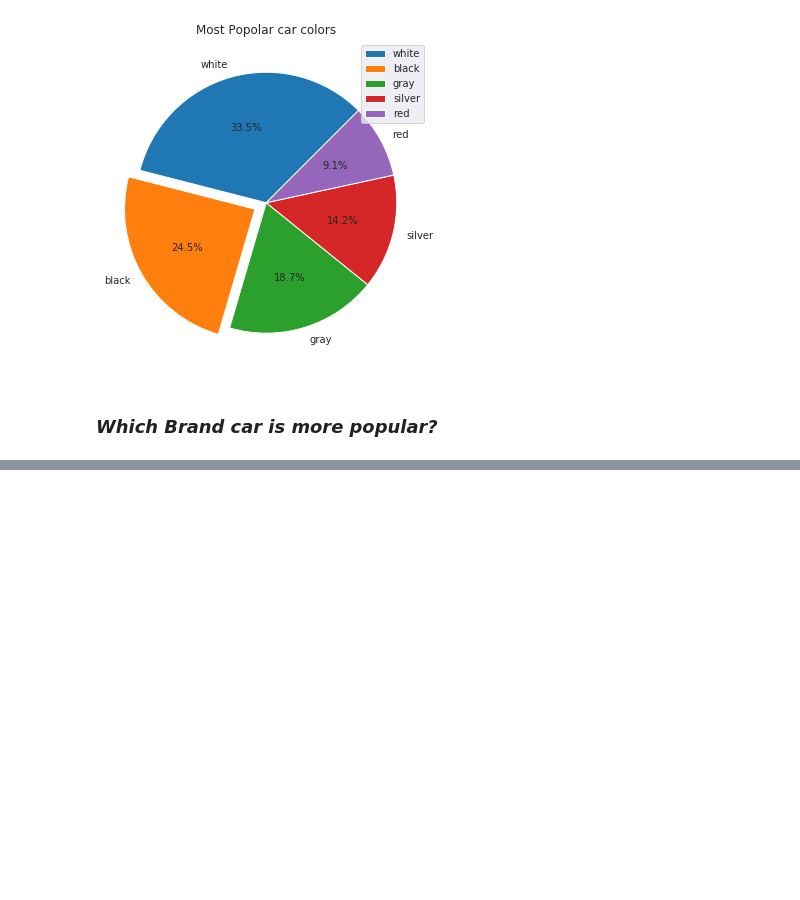
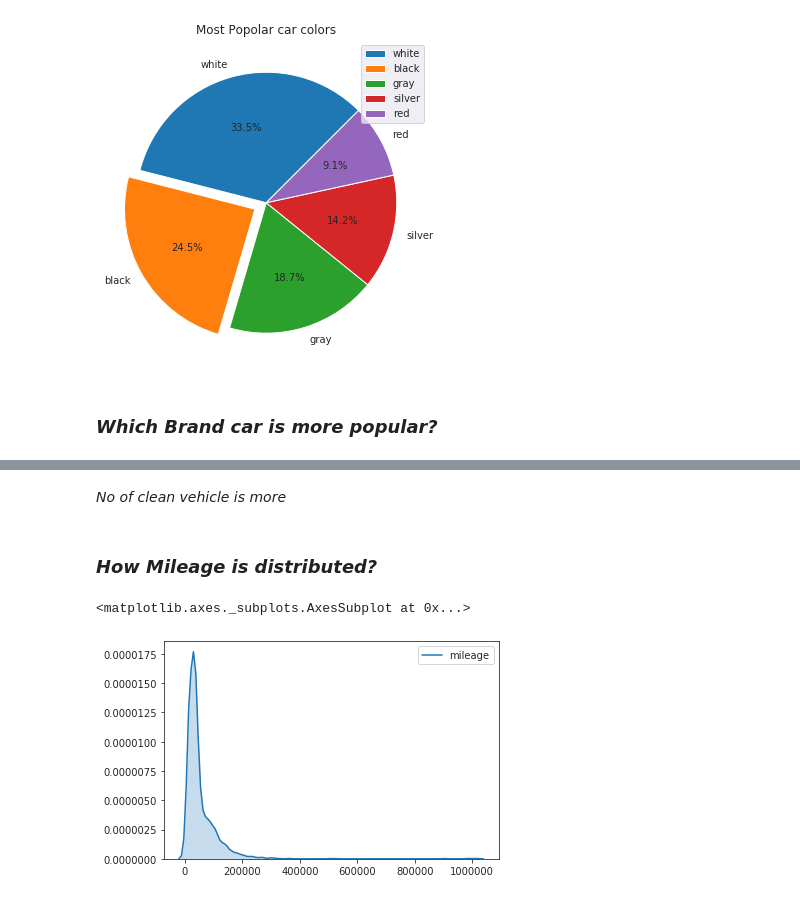
Before and after one commit to Dharani-Arumugam/PostGraduate-Diploma-DataScience, a Jupyter notebook: USA_Car_DatasetAnalysis/USA_CAR_Dataset_Visualization.ipynb, the cells around one changed output, grey strips where cells are left out. Drawn from its saved outputs; the diff is of its cells as text; code cells hidden in the pictures; blank space fills up the shorter version.

```diff
--- a/USA_Car_DatasetAnalysis/USA_CAR_Dataset_Visualization.ipynb
+++ b/USA_Car_DatasetAnalysis/USA_CAR_Dataset_Visualization.ipynb
@@ -230,0 +238,10 @@ plt.show()
+# %% [markdown]
+*No of clean vehicle is more*
+# %% [markdown]
+### *How Mileage is distributed?*
+# %%
+sns.set_style('ticks')
+sns.kdeplot(cars['mileage'], label = 'mileage', shade=True)
+# %% [output]
+<matplotlib.axes._subplots.AxesSubplot at 0x...>
+[figure, added]
```
Also changed, not shown: parts of 7 cells of this notebook.
